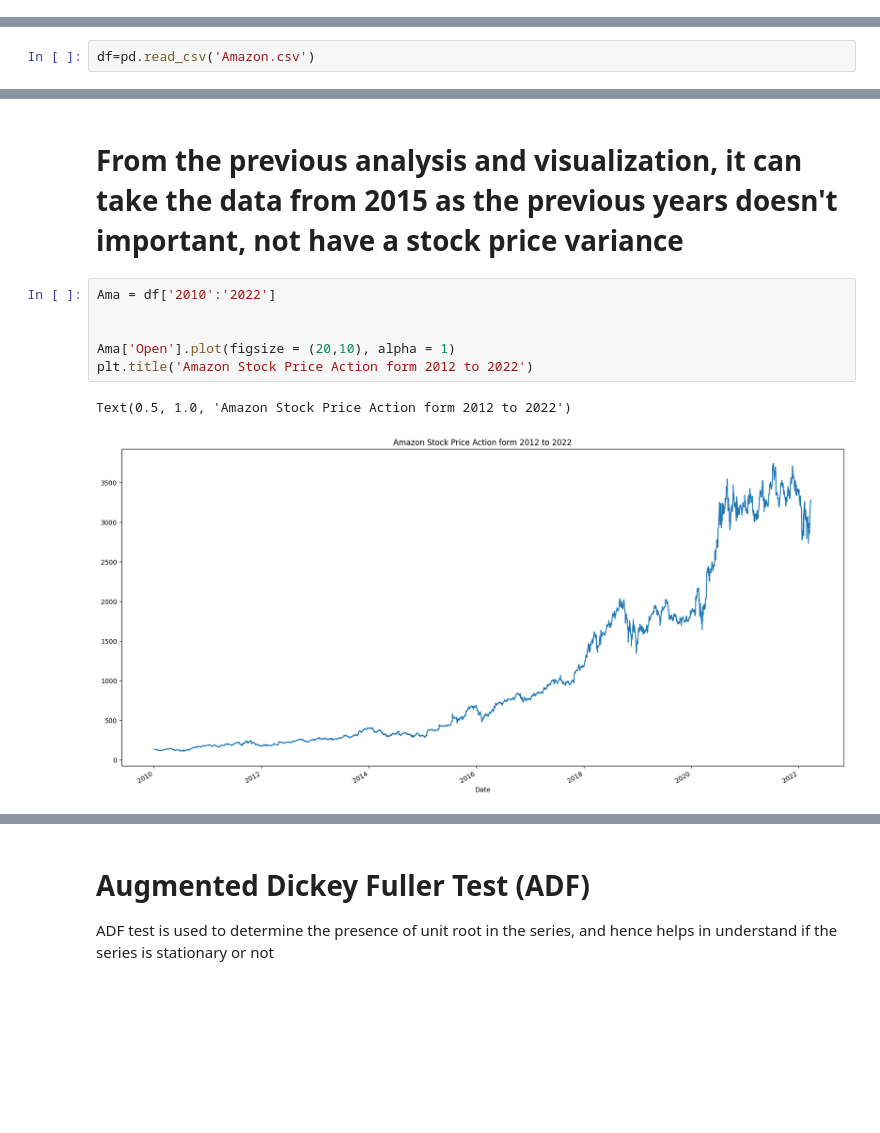
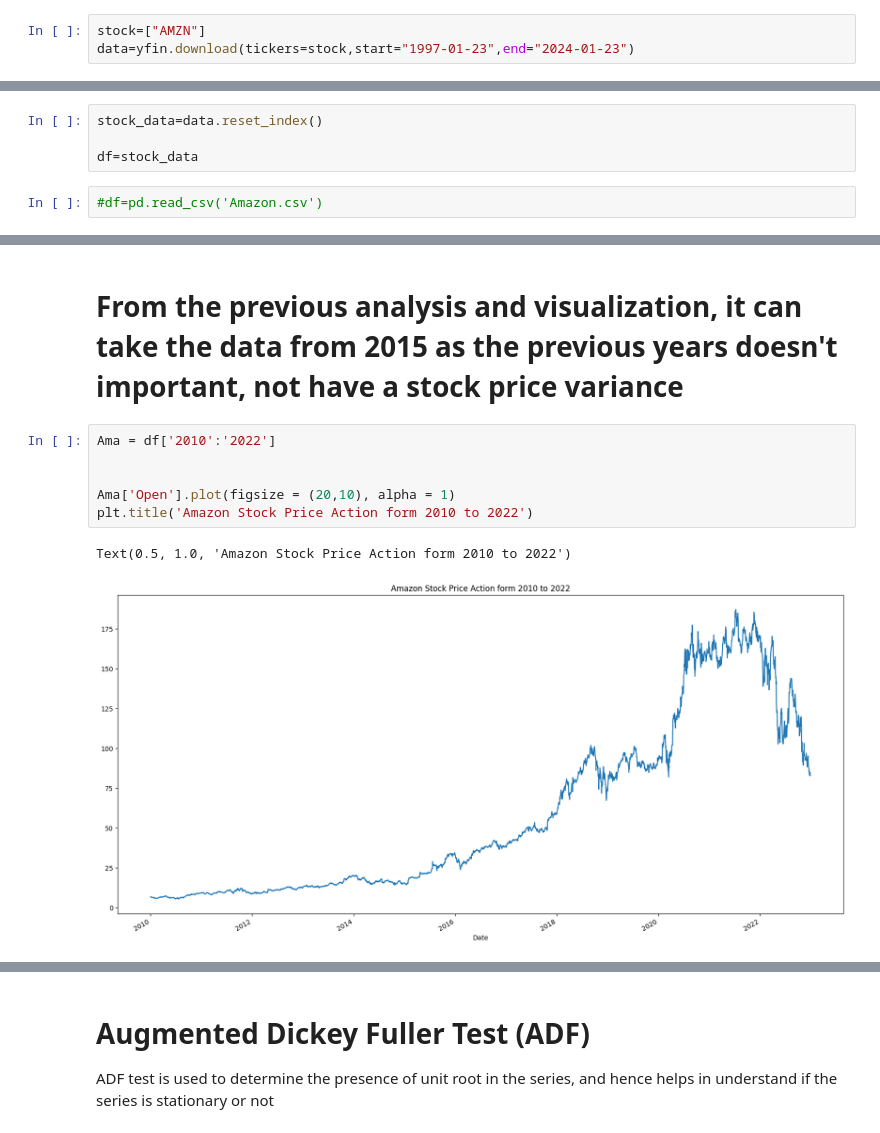
Before and after one commit to Kanzareen/My-Projects, a Jupyter notebook: archive/amazon-stock-price-predication-using-lstm-and-rnn.ipynb, the cells around one changed output, grey strips where cells are left out. Cells and saved outputs as stored; diff of their text form; blank space fills up the shorter version.

Commit message:
used yfinance library for real time changes and used plotly to plot a candle stick

```diff
--- a/archive/amazon-stock-price-predication-using-lstm-and-rnn.ipynb
+++ b/archive/amazon-stock-price-predication-using-lstm-and-rnn.ipynb
@@ -27,0 +30,3 @@ import matplotlib.pyplot as plt# plotting library
+# %%
+stock=["AMZN"]
+data=yfin.download(tickers=stock,start="1997-01-23",end="2024-01-23")
@@ -28,5 +35,9 @@ import matplotlib.pyplot as plt# plotting library
+# %%
+stock_data=data.reset_index()
+
+df=stock_data
 # %%
-df=pd.read_csv('Amazon.csv')
+#df=pd.read_csv('Amazon.csv')
 # %%
 df.head()
 # %% [output]
@@ -104,12 +115,12 @@ Text(0, 0.5, 'Stock action')
 # %%
 Ama = df['2010':'2022']
 
 
 Ama['Open'].plot(figsize = (20,10), alpha = 1)
-plt.title('Amazon Stock Price Action form 2012 to 2022')
+plt.title('Amazon Stock Price Action form 2010 to 2022')
 # %% [output]
-Text(0.5, 1.0, 'Amazon Stock Price Action form 2012 to 2022')
+Text(0.5, 1.0, 'Amazon Stock Price Action form 2010 to 2022')
-[figure, old version]
+[figure, new version]
 # %%
 Ama[['Open','High']].plot(figsize = (20,10), alpha = 1)
 plt.title('Amazon Stock Price Action form 2012 to 2022')
```
Also changed, not shown: parts of 30 cells of this notebook.
